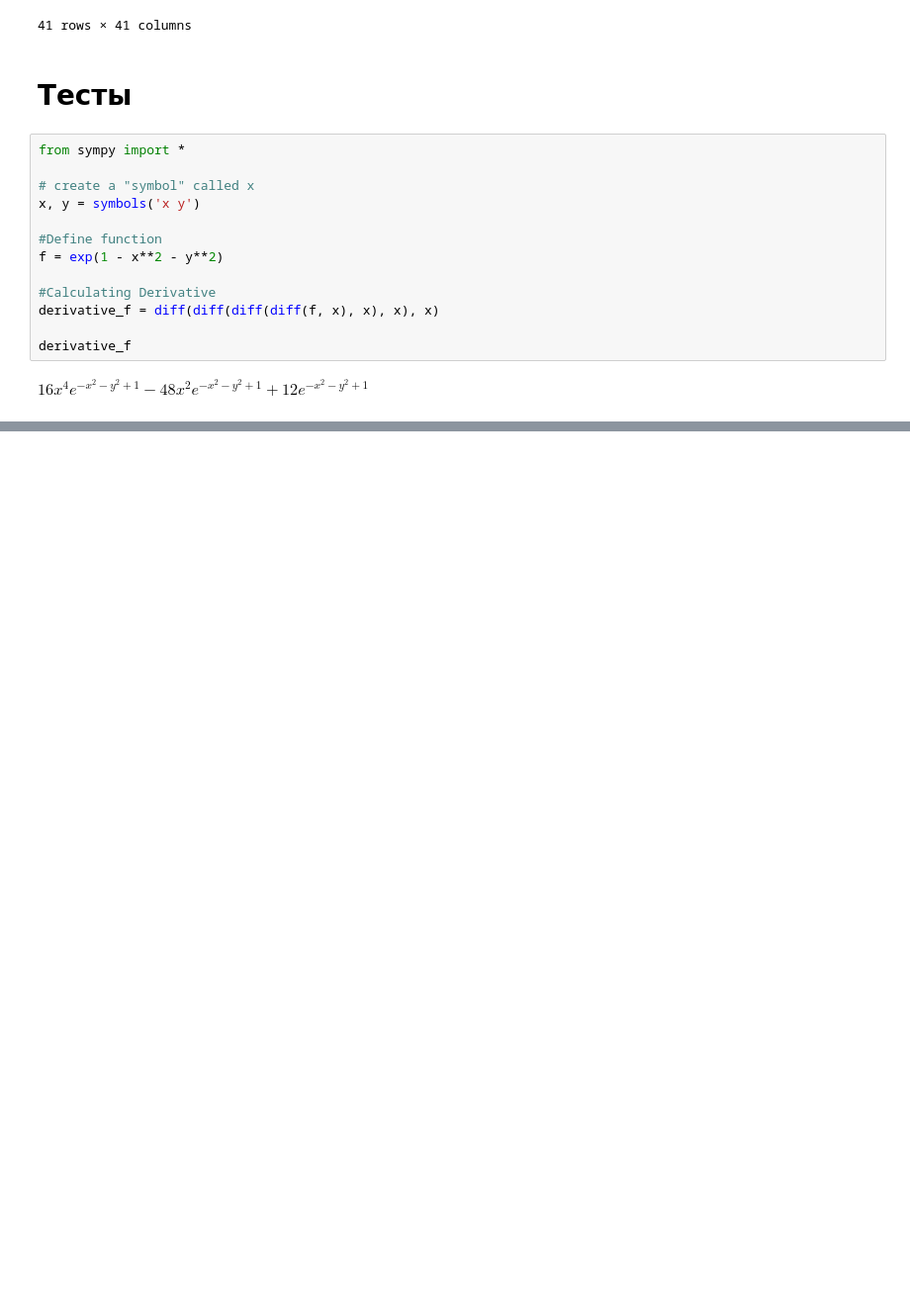
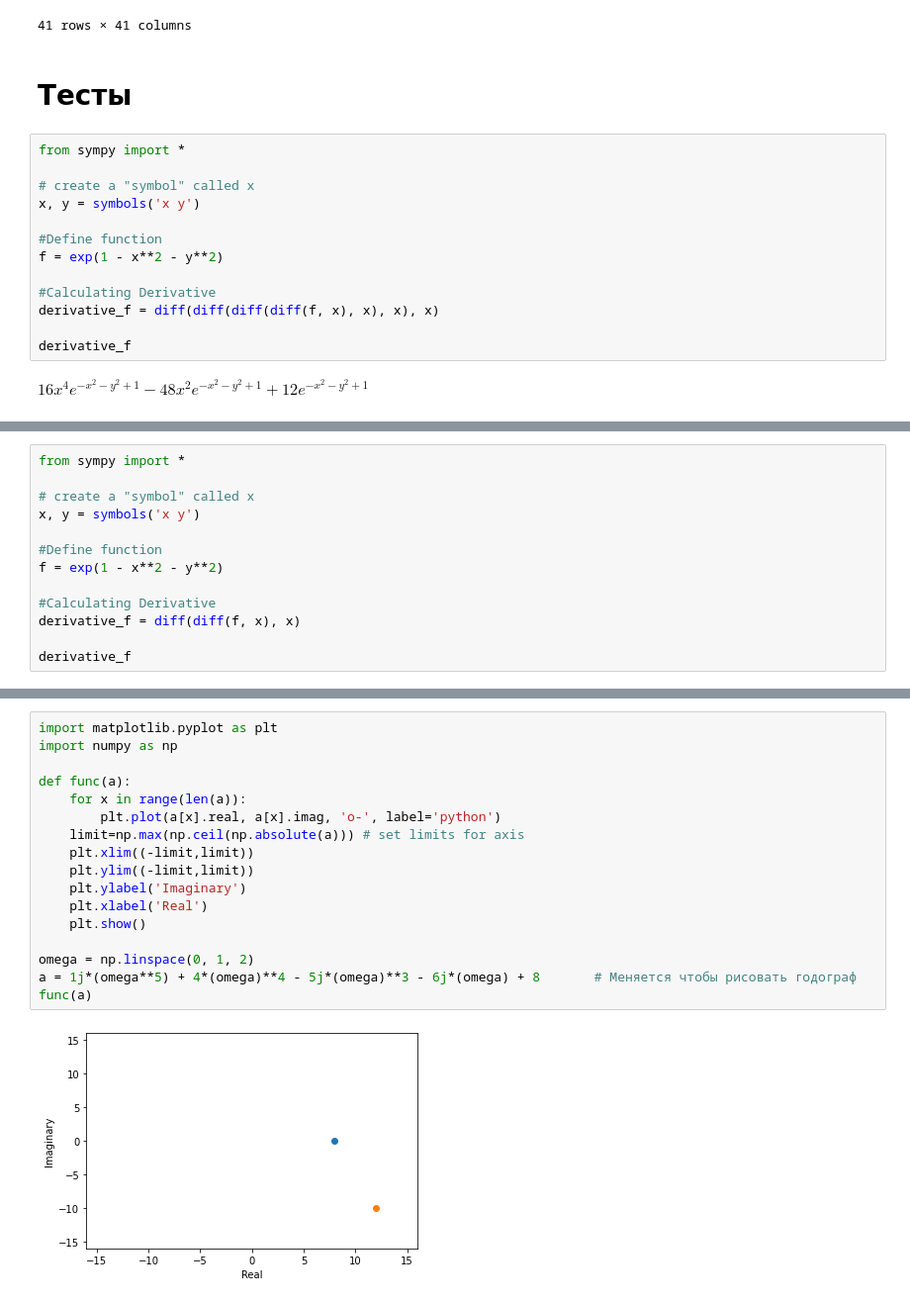
Before and after one commit to Breketov/ChM_Labs_Tasks, a Jupyter notebook: Lab_4/table.ipynb, the cells around one changed output, grey strips where cells are left out. Shown: that part at 99% size. Cells and saved outputs as stored; diff of their text form; blank space fills up the shorter version.

```diff
--- a/Lab_4/table.ipynb
+++ b/Lab_4/table.ipynb
@@ -167,0 +173,13 @@ NameError: name 'diff' is not defined
+# %%
+from sympy import *
+
+# create a "symbol" called x
+x, y = symbols('x y')
+
+#Define function
+f = exp(1 - x**2 - y**2)
+
+#Calculating Derivative
+derivative_f = diff(diff(f, x), x)
+
+derivative_f
@@ -167,0 +214,19 @@ NameError: name 'diff' is not defined
+# %%
+import matplotlib.pyplot as plt
+import numpy as np
+
+def func(a):
+    for x in range(len(a)):
+        plt.plot(a[x].real, a[x].imag, 'o-', label='python')
+    limit=np.max(np.ceil(np.absolute(a))) # set limits for axis
+    plt.xlim((-limit,limit))
+    plt.ylim((-limit,limit))
+    plt.ylabel('Imaginary')
+    plt.xlabel('Real')
+    plt.show()
+
+omega = np.linspace(0, 1, 2)
+a = 1j*(omega**5) + 4*(omega)**4 - 5j*(omega)**3 - 6j*(omega) + 8       # Меняется чтобы рисовать годограф
+func(a)
+# %% [output]
+[figure, added]
```
Also changed, not shown: parts of 8 cells of this notebook, 9 other files.
